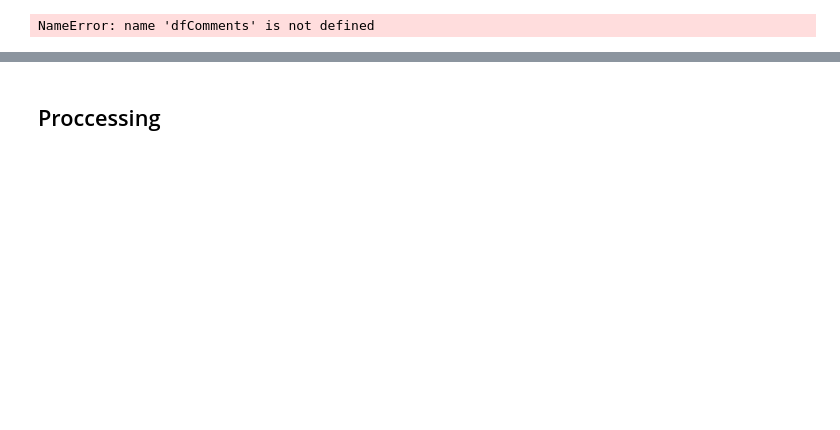
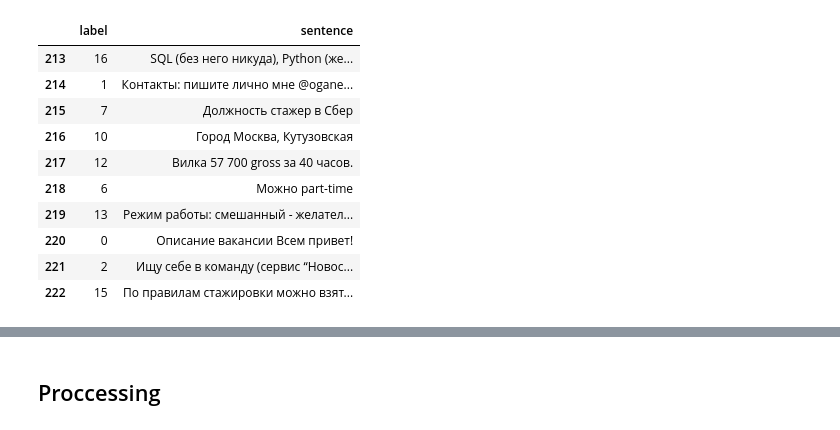
Before and after one commit to yarvod/pj-nlp, a Jupyter notebook: pj-nlp.ipynb, the cells around one changed output, grey strips where cells are left out. Saved outputs shown, nothing was run; the diff lists cells and outputs as text; code cells hidden in the pictures; blank space fills up the shorter version.

```diff
--- a/pj-nlp.ipynb
+++ b/pj-nlp.ipynb
@@ -42,4 +139,14 @@ dfComments.head(10)
 # %%
-dfComments.tail(10)
+dfLabeled.tail(10)
 # %% [output]
-NameError: name 'dfComments' is not defined
+|  | label | sentence |
+| 213 | 16 | SQL (без него никуда), Python (же... |
+| 214 | 1 | Контакты: пишите лично мне @ogane... |
+| 215 | 7 | Должность стажер в Сбер |
+| 216 | 10 | Город Москва, Кутузовская |
+| 217 | 12 | Вилка 57 700 gross за 40 часов. |
+| 218 | 6 | Можно part-time |
+| 219 | 13 | Режим работы: смешанный - желател... |
+| 220 | 0 | Описание вакансии Всем привет! |
+| 221 | 2 | Ищу себе в команду (сервис “Новос... |
+| 222 | 15 | По правилам стажировки можно взят... |
```
Also changed, not shown: parts of 38 cells of this notebook, 2 other files.
